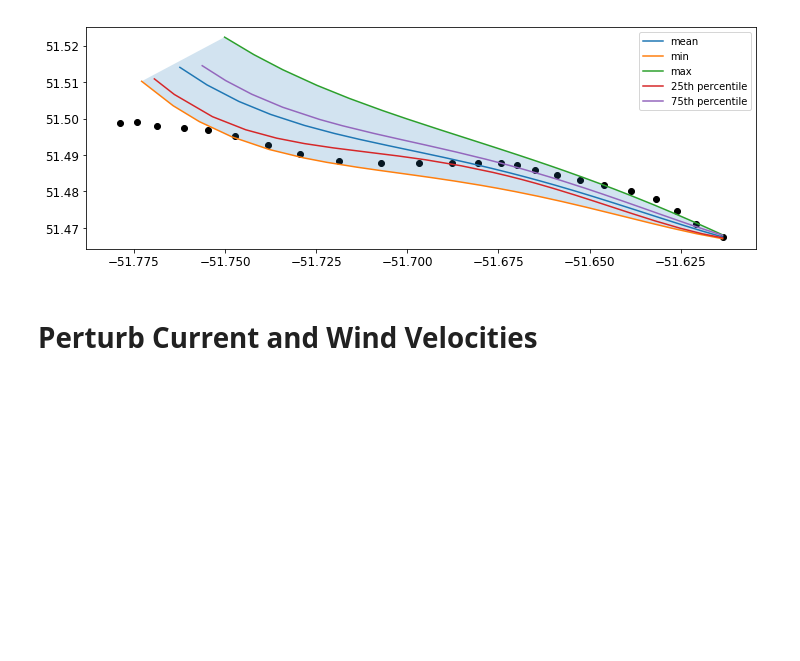
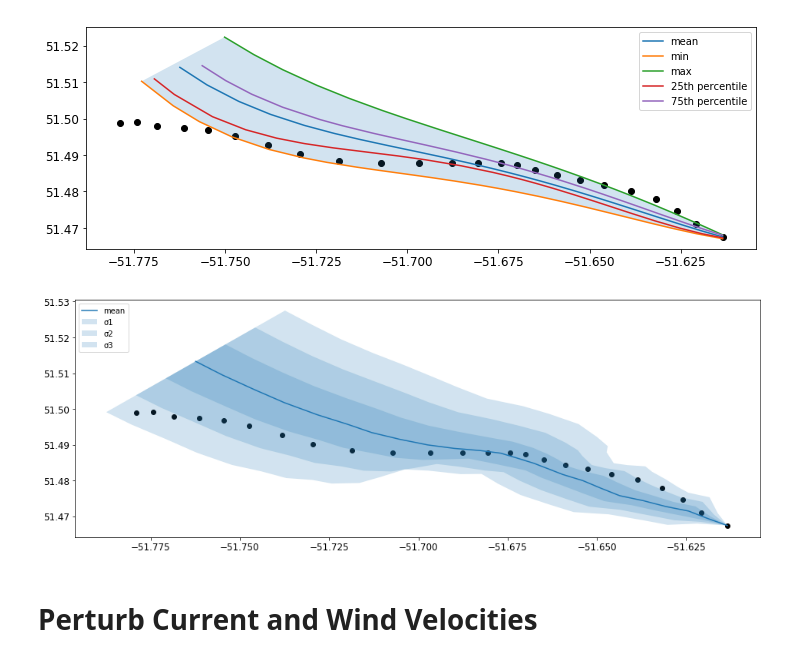
Before and after one commit to jmunroe/IceDEF, a Jupyter notebook: notebooks/ensemble.ipynb, the cells around one changed output. Saved outputs shown, nothing was run; the diff lists cells and outputs as text; code cells hidden in the pictures; blank space fills up the shorter version.

Commit message:
added plot with cone that shows mean and the first 3 standard deviations

```diff
--- a/notebooks/ensemble.ipynb
+++ b/notebooks/ensemble.ipynb
@@ -173,6 +173,75 @@ with warnings.catch_warnings():
     plt.legend()
 # %% [output]
 [figure]
+# %%
+sim = sims['0']
+ts = sim.results.data['reference'].time.values
+lats = sim.results.data['reference'].latitude.values
+lons = sim.results.data['reference'].longitude.values
+labels = [str(i) for i in range(N)]
+sim_lats = np.empty((len(ts), len(labels)))
+sim_lons = np.empty((len(ts), len(labels)))
+
+for i in range(len(ts)):
+    t = ts[i]
+    for j, label in enumerate(labels):
+        data = sim.results.data[label]
+        sim_lats[i, j] = float(data['latitude'].interp(time=t, assume_sorted=True).values)
+        sim_lons[i, j] = float(data['longitude'].interp(time=t, assume_sorted=True).values)
+
+fig = plt.figure(figsize=(16, 12))
+
+with warnings.catch_warnings():
+
+    warnings.simplefilter("ignore")
+
+    mean_lats = np.mean(sim_lats, axis=1)
+    mean_lons = np.mean(sim_lons, axis=1)
+
+    std1_lats = np.std(sim_lats, axis=1)
+    std1_lons = np.std(sim_lons, axis=1)
+
+    min1_lats = mean_lats - std1_lats
+    min1_lons = mean_lons - std1_lons
+    max1_lats = mean_lats + std1_lats
+    max1_lons = mean_lons + std1_lons
+
+    min2_lats = mean_lats - 2 * std1_lats
+    min2_lons = mean_lons - 2 * std1_lons
+    max2_lats = mean_lats + 2 * std1_lats
+    max2_lons = mean_lons + 2 * std1_lons
+
+    min3_lats = mean_lats - 3 * std1_lats
+    min3_lons = mean_lons - 3 * std1_lons
+    max3_lats = mean_lats + 3 * std1_lats
+    max3_lons = mean_lons + 3 * std1_lons
+
+    plt.plot(mean_lons, mean_lats, label='mean')
+
+    polygon1_xys = np.column_stack((np.vstack((min1_lons, max1_lons[::-1])).ravel(),
+                                    np.vstack((min1_lats, max1_lats[::-1])).ravel()))
+    polygon2_xys = np.column_stack((np.vstack((min2_lons, max2_lons[::-1])).ravel(),
+                                    np.vstack((min2_lats, max2_lats[::-1])).ravel()))
+    polygon3_xys = np.column_stack((np.vstack((min3_lons, max3_lons[::-1])).ravel(),
+                                    np.vstack((min3_lats, max3_lats[::-1])).ravel()))
+
+    polygon1 = Polygon(polygon1_xys, fill=True, alpha=0.2, label='σ1')
+    polygon2 = Polygon(polygon2_xys, fill=True, alpha=0.2, label='σ2')
+    polygon3 = Polygon(polygon3_xys, fill=True, alpha=0.2, label='σ3')
+
+    ax = plt.gca()
+    ax.add_patch(polygon1)
+    ax.add_patch(polygon2)
+    ax.add_patch(polygon3)
+
+    ax.scatter(lons, lats, color='k')
+
+    # ax.set_ylim(51.4, 51.65)
+    ax.set_aspect('equal', adjustable='box')
+
+    plt.legend()
+# %% [output]
+[figure, added]
 # %% [markdown]
 # Perturb Current and Wind Velocities
 # %%
```
